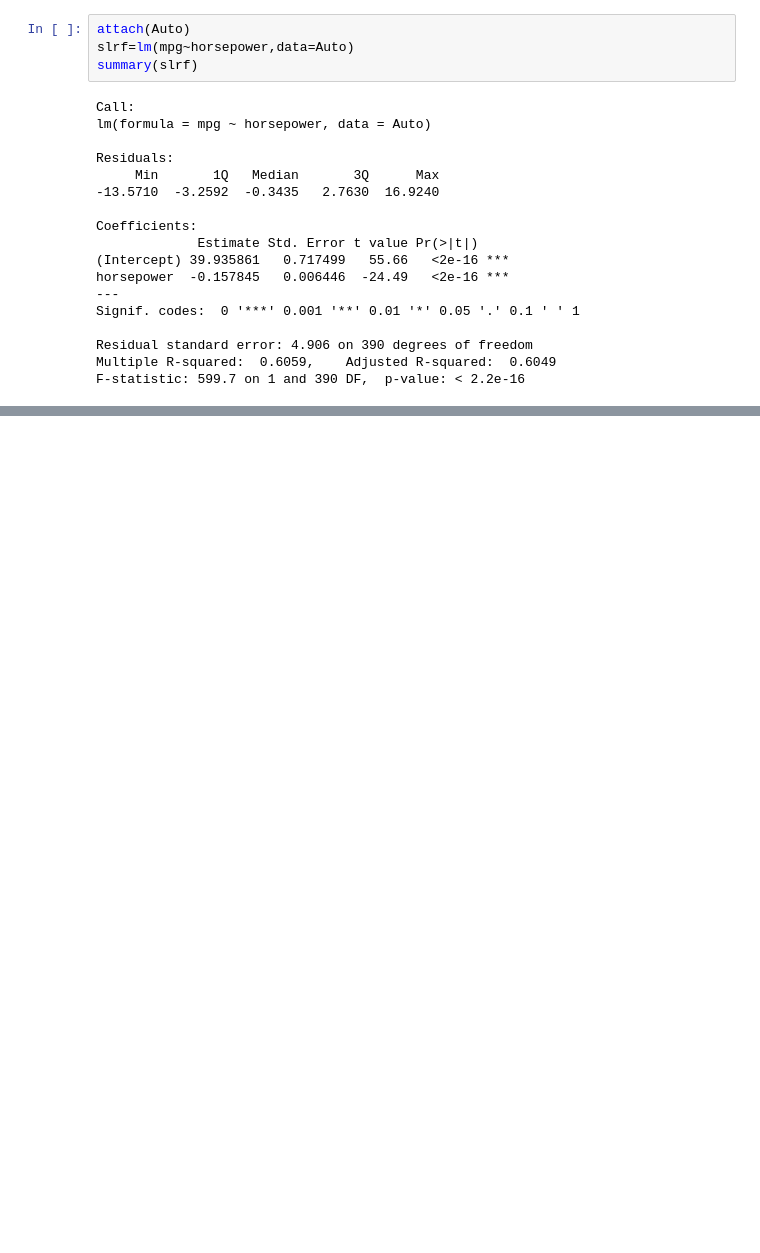
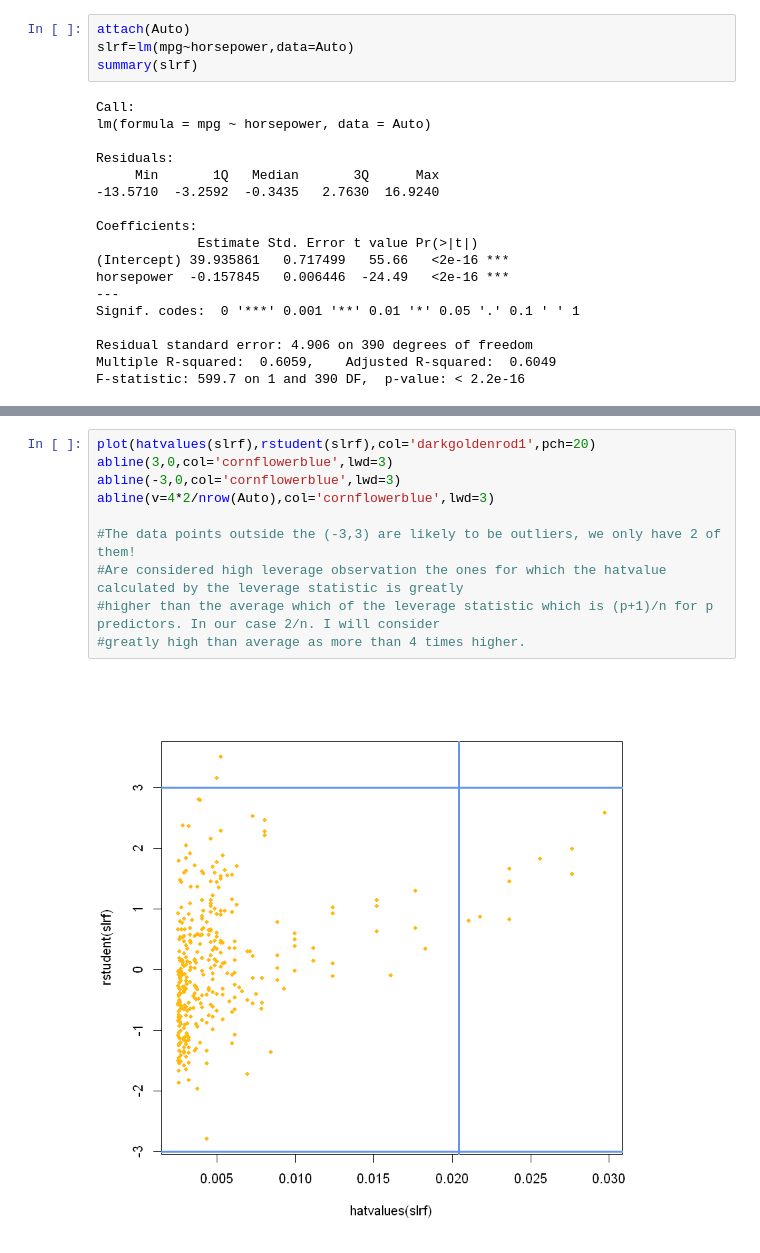
Before and after one commit to YoussefEssDS/ISLR-Labs, a Jupyter notebook: LAB linear regression ISLR.ipynb, the cells around one changed output, grey strips where cells are left out. Drawn from its saved outputs; the diff is of its cells as text; blank space fills up the shorter version.

```diff
--- a/LAB linear regression ISLR.ipynb
+++ b/LAB linear regression ISLR.ipynb
@@ -59,0 +99,12 @@ F-statistic: 599.7 on 1 and 390 DF,  p-value: < 2.2e-16
+# %%
+plot(hatvalues(slrf),rstudent(slrf),col='darkgoldenrod1',pch=20)
+abline(3,0,col='cornflowerblue',lwd=3)
+abline(-3,0,col='cornflowerblue',lwd=3)
+abline(v=4*2/nrow(Auto),col='cornflowerblue',lwd=3)
+
+#The data points outside the (-3,3) are likely to be outliers, we only have 2 of them!
+#Are considered high leverage observation the ones for which the hatvalue calculated by the leverage statistic is greatly
+#higher than the average which of the leverage statistic which is (p+1)/n for p predictors. In our case 2/n. I will consider
+#greatly high than average as more than 4 times higher.
+# %% [output]
+[figure, added]
```
Also changed, not shown: parts of 56 cells of this notebook.
